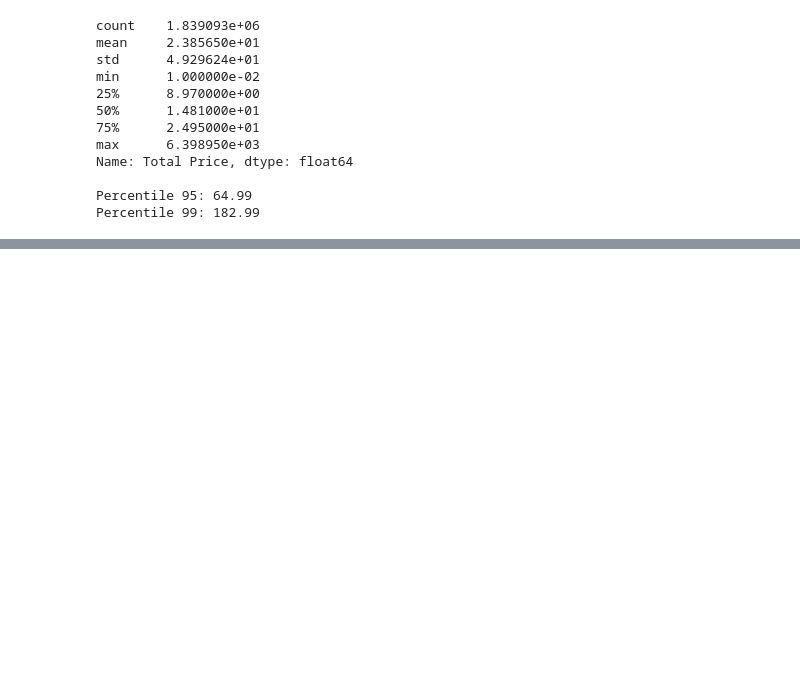
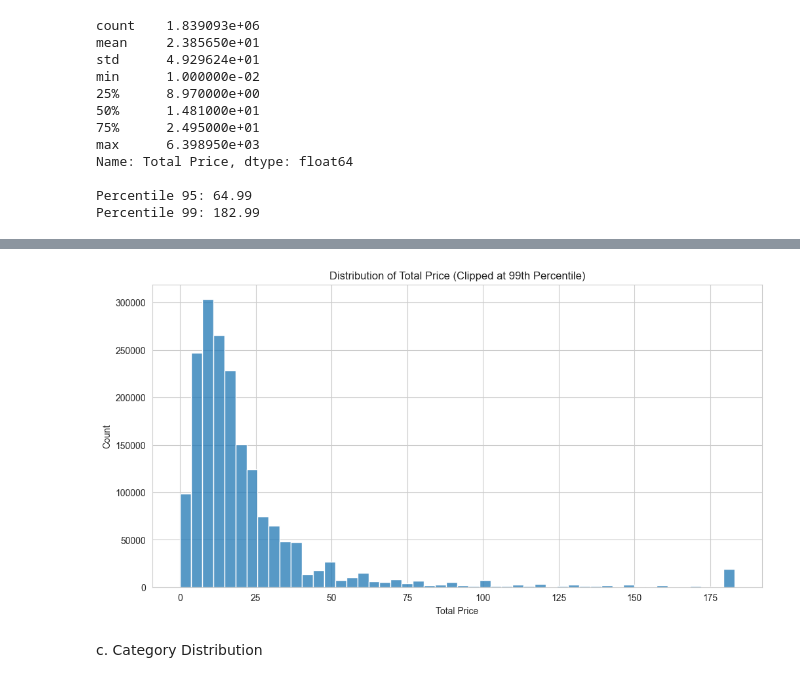
Before and after one commit to Verzol/amazon-customer-segmentation, a Jupyter notebook: notebooks/01_eda.ipynb, the cells around one changed output, grey strips where cells are left out. Saved outputs shown, nothing was run; the diff lists cells and outputs as text; code cells hidden in the pictures; blank space fills up the shorter version.

```diff
--- a/notebooks/01_eda.ipynb
+++ b/notebooks/01_eda.ipynb
@@ -210,0 +252,9 @@ Percentile 99: 182.99
+# %%
+plt.figure(figsize=(12, 6))
+sns.histplot(purchases["Total Price"].clip(upper=purchases["Total Price"].quantile(0.99)), bins=50)
+plt.title("Distribution of Total Price (Clipped at 99th Percentile)")
+plt.show()
+# %% [output]
+[figure, added]
+# %% [markdown]
+c. Category Distribution
```
Also changed, not shown: parts of 13 cells of this notebook.
